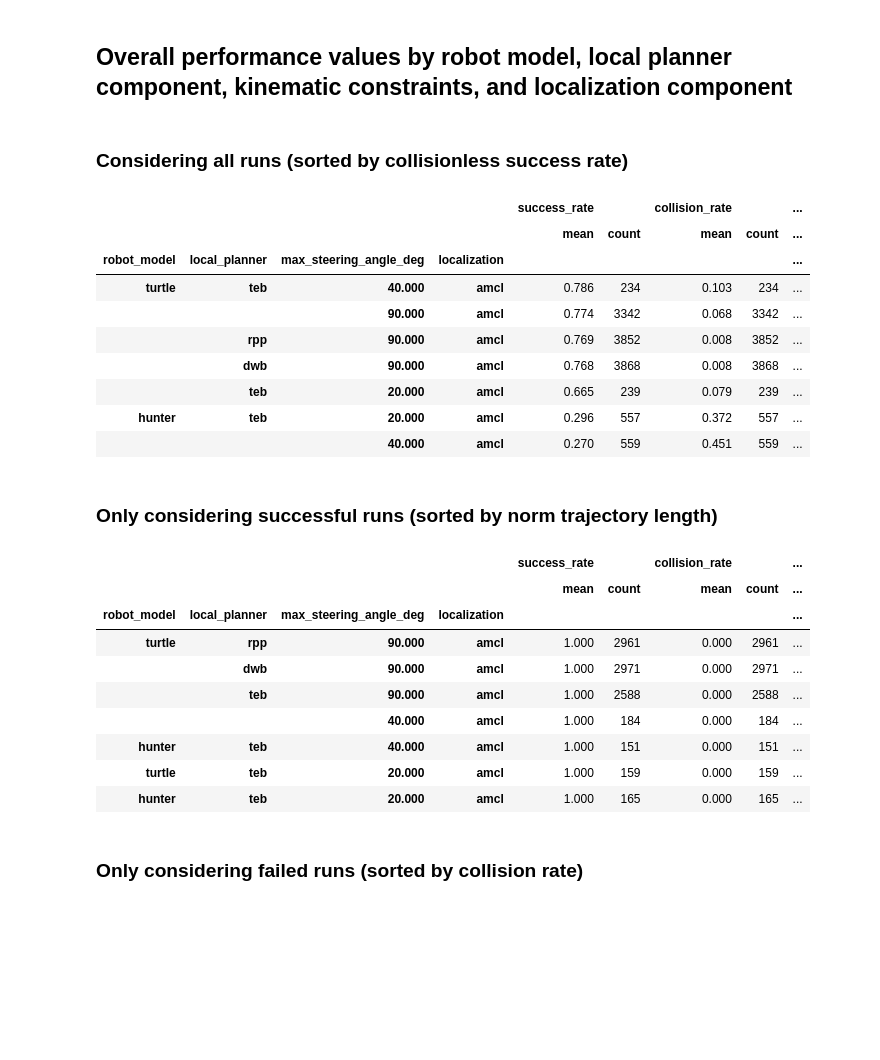
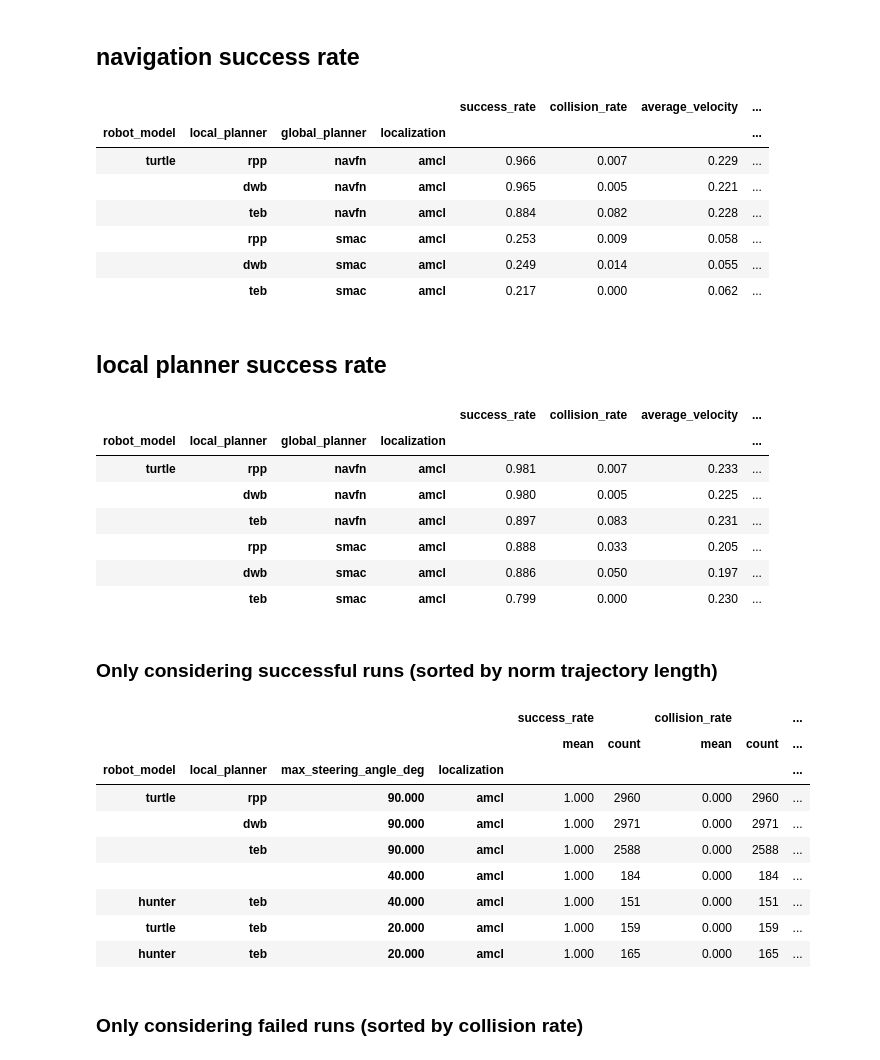
Before and after one commit to AIRLab-POLIMI/local_planning_performance_modelling, a Jupyter notebook: notebooks/thesis_plots_bar_plots.ipynb, the cells around one changed output. Saved outputs shown, nothing was run; the diff lists cells and outputs as text; code cells hidden in the pictures; blank space fills up the shorter version.

```diff
--- a/notebooks/thesis_plots_bar_plots.ipynb
+++ b/notebooks/thesis_plots_bar_plots.ipynb
@@ -128,15 +128,16 @@ df["run_index_str"] = df['run_index'].apply(lambda x: str(x))
 df['goal_index'] = df.environment_name + '_' + df.run_index_str
 
 # add metrics from existing ones
+df['planner_cpu_utilization'] = df['planner_cpu_time'] / df['system_cpu_time']
+df['controller_cpu_utilization'] = df['controller_cpu_time'] / df['system_cpu_time']
 df['average_velocity'] = df['trajectory_length'] / df['execution_time']
 df['success_rate'] = df['success_rate'] & (1 - df['collision_rate'])
 df['collisionless_failure_rate'] = (1 - df['success_rate']) & (1 - df['collision_rate'])
+df['global_planner_failure_rate'] = (df.trajectory_length < 0.75) & (df.average_velocity < 0.001)
+df['global_planner_success_rate'] = 1 - df['global_planner_failure_rate']
 
-metrics += ['collisionless_failure_rate']
-metrics_and_versions += ['collisionless_failure_rate']
-
-metrics += ['average_velocity']
-metrics_and_versions += ['average_velocity']
+metrics += ['collisionless_failure_rate', 'global_planner_success_rate', 'global_planner_failure_rate', 'average_velocity']
+metrics_and_versions += ['collisionless_failure_rate', 'global_planner_success_rate', 'global_planner_failure_rate', 'average_velocity']
 
 # add aggregated data
 min_trajectory_length_group_df = df.groupby(["environment_name", "run_index", "success_rate"])
@@ -171,7 +172,7 @@ df['norm_execution_time'] = df.execution_time / df.min_execution_time
 metrics += ['norm_execution_time']
 metrics_and_versions += ['norm_execution_time']
 
-if False:
+if True:
     printmd("## Number of Runs")
     printmd(f"    {len(df.run_id.unique())}")
 
@@ -222,20 +271,29 @@ turtle + hunter 9.433507627314812
+# %%
+printmd("## navigation success rate")
+df[(df.max_steering_angle_deg == 90.0)].groupby(['robot_model', 'local_planner', 'global_planner', 'localization'])[["success_rate", "collision_rate", "average_velocity", "norm_trajectory_length", "norm_execution_time"]].mean().sort_values('success_rate', ascending=False)
+# %% [output]
+## navigation success rate
+|  |  |  |  | success_rate | collision_rate | average_velocity | ... |
+| robot_model | local_planner | global_planner | localization |  |  |  | ... |
+| turtle | rpp | navfn | amcl | 0.966 | 0.007 | 0.229 | ... |
+|  | dwb | navfn | amcl | 0.965 | 0.005 | 0.221 | ... |
+|  | teb | navfn | amcl | 0.884 | 0.082 | 0.228 | ... |
+|  | rpp | smac | amcl | 0.253 | 0.009 | 0.058 | ... |
+|  | dwb | smac | amcl | 0.249 | 0.014 | 0.055 | ... |
+|  | teb | smac | amcl | 0.217 | 0.000 | 0.062 | ... |
 # %%
-printmd("## Overall performance values by robot model, local planner component, kinematic constraints, and localization component")
-printmd("### Considering all runs (sorted by collisionless success rate)")
-df.groupby(['robot_model', 'local_planner', 'max_steering_angle_deg', 'localization'])[["success_rate", "collision_rate", "average_velocity", "norm_trajectory_length", "norm_execution_time"]].agg(['mean', 'count']).sort_values(('success_rate', 'mean'), ascending=False)
+printmd("## local planner success rate")
+df[(df.global_planner_success_rate == 1) & (df.max_steering_angle_deg == 90.0)].groupby(['robot_model', 'local_planner', 'global_planner', 'localization'])[["success_rate", "collision_rate", "average_velocity", "norm_trajectory_length", "norm_execution_time"]].mean().sort_values('success_rate', ascending=False)
 # %% [output]
-## Overall performance values by robot model, local planner component, kinematic constraints, and localization component
+## local planner success rate
-### Considering all runs (sorted by collisionless success rate)
-|  |  |  |  | success_rate |  | collision_rate |  | ... |
-|  |  |  |  | mean | count | mean | count | ... |
-| robot_model | local_planner | max_steering_angle_deg | localization |  |  |  |  | ... |
-| turtle | teb | 40.000 | amcl | 0.786 | 234 | 0.103 | 234 | ... |
-|  |  | 90.000 | amcl | 0.774 | 3342 | 0.068 | 3342 | ... |
-|  | rpp | 90.000 | amcl | 0.769 | 3852 | 0.008 | 3852 | ... |
-|  | dwb | 90.000 | amcl | 0.768 | 3868 | 0.008 | 3868 | ... |
-|  | teb | 20.000 | amcl | 0.665 | 239 | 0.079 | 239 | ... |
-| hunter | teb | 20.000 | amcl | 0.296 | 557 | 0.372 | 557 | ... |
-|  |  | 40.000 | amcl | 0.270 | 559 | 0.451 | 559 | ... |
+|  |  |  |  | success_rate | collision_rate | average_velocity | ... |
+| robot_model | local_planner | global_planner | localization |  |  |  | ... |
+| turtle | rpp | navfn | amcl | 0.981 | 0.007 | 0.233 | ... |
+|  | dwb | navfn | amcl | 0.980 | 0.005 | 0.225 | ... |
+|  | teb | navfn | amcl | 0.897 | 0.083 | 0.231 | ... |
+|  | rpp | smac | amcl | 0.888 | 0.033 | 0.205 | ... |
+|  | dwb | smac | amcl | 0.886 | 0.050 | 0.197 | ... |
+|  | teb | smac | amcl | 0.799 | 0.000 | 0.230 | ... |
 # %%
 printmd("### Only considering successful runs (sorted by norm trajectory length)")
 df[df.success_rate == 1].groupby(['robot_model', 'local_planner', 'max_steering_angle_deg', 'localization'])[["success_rate", "collision_rate", "average_velocity", "norm_trajectory_length", "norm_execution_time"]].agg(['mean', 'count']).sort_values(('norm_trajectory_length', 'mean'), ascending=True)
@@ -244,7 +302,7 @@ df[df.success_rate == 1].groupby(['robot_model', 'local_planner', 'max_steering_
 |  |  |  |  | success_rate |  | collision_rate |  | ... |
 |  |  |  |  | mean | count | mean | count | ... |
 | robot_model | local_planner | max_steering_angle_deg | localization |  |  |  |  | ... |
-| turtle | rpp | 90.000 | amcl | 1.000 | 2961 | 0.000 | 2961 | ... |
+| turtle | rpp | 90.000 | amcl | 1.000 | 2960 | 0.000 | 2960 | ... |
 |  | dwb | 90.000 | amcl | 1.000 | 2971 | 0.000 | 2971 | ... |
 |  | teb | 90.000 | amcl | 1.000 | 2588 | 0.000 | 2588 | ... |
 |  |  | 40.000 | amcl | 1.000 | 184 | 0.000 | 184 | ... |
```
Also changed, not shown: parts of 10 cells of this notebook.
